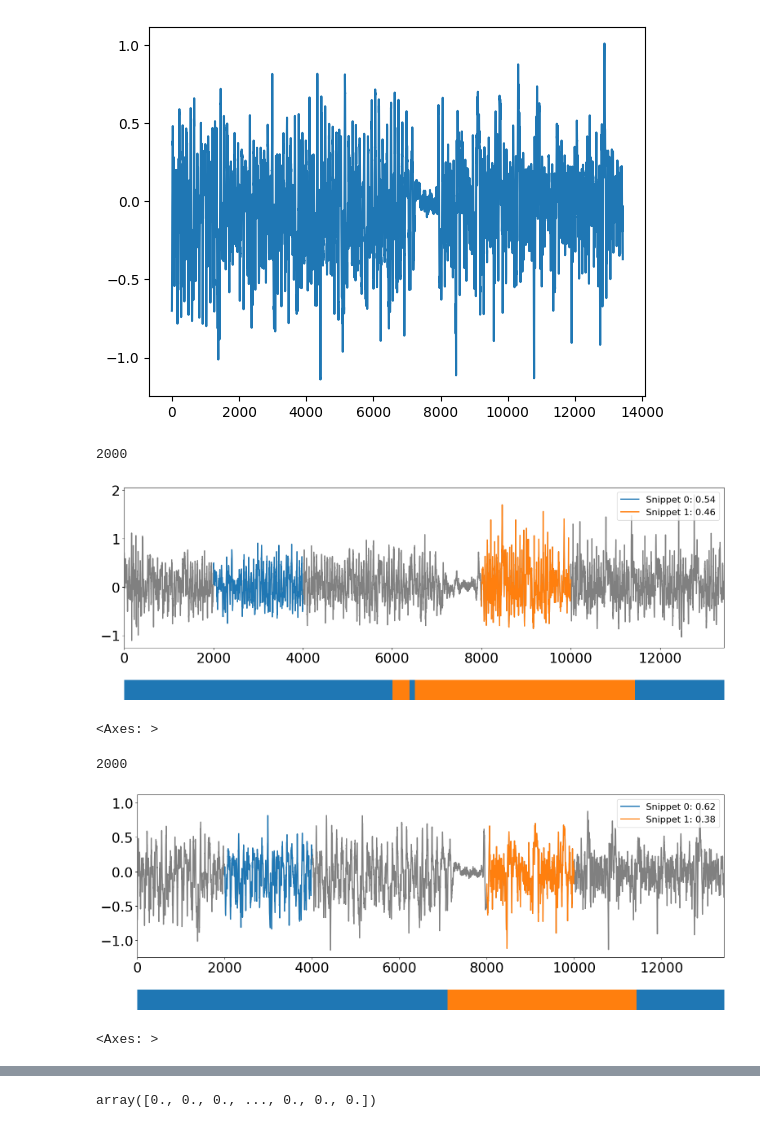
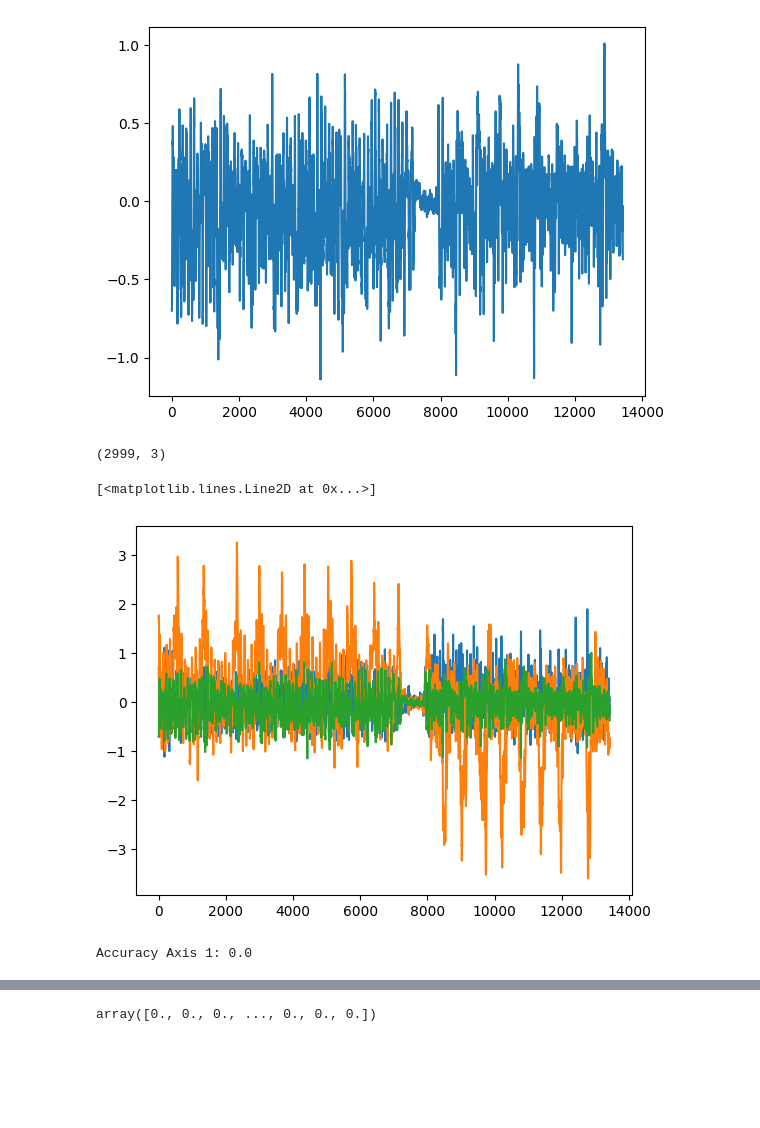
Before and after one commit to sirmi1/2023-Sysoeva-TimeSeriesCourse, a Jupyter notebook: practice/05 Snippets/05 Snippets.ipynb, the cells around one changed output, grey strips where cells are left out. Saved outputs shown, nothing was run; the diff lists cells and outputs as text; code cells hidden in the pictures; blank space fills up the shorter version.

```diff
--- a/practice/05 Snippets/05 Snippets.ipynb
+++ b/practice/05 Snippets/05 Snippets.ipynb
@@ -185,5 +182,6 @@ df
 #end_time = 870
 start_time = 1790
 end_time = 1930
-ts2 = df.loc[start_time < df.iloc[:, 0]].loc[df.iloc[:, 0] < end_time].iloc[:, 10].to_numpy()#x
+ts1 = df.loc[start_time < df.iloc[:, 0]].loc[df.iloc[:, 0] < end_time].iloc[:, 10].to_numpy()#x
+ts2 = df.loc[start_time < df.iloc[:, 0]].loc[df.iloc[:, 0] < end_time].iloc[:, 11].to_numpy()#x
 ts3 = df.loc[start_time < df.iloc[:, 0]].loc[df.iloc[:, 0] < end_time].iloc[:, 12].to_numpy()#z
@@ -197,4 +200,12 @@ plt.plot(ts3)
 # %% [output]
 [<matplotlib.lines.Line2D at 0x...>]
 [figure]
+# %%
+start_time = 850
+end_time = 880
+
+ts = df.loc[start_time < df.iloc[:, 0]].loc[df.iloc[:, 0] < end_time].iloc[:, 10:13].to_numpy()
+ts.shape
+# %% [output]
+(2999, 3)
 # %%
@@ -201,14 +213,9 @@ plt.plot(ts3)
 snp2 = snippets(ts2, 2000, 2, s=1000)
 snp3 = snippets(ts3, 2000, 2, s=1000)
-# %%
-plot_snippets(ts2, snp2)
-# %% [output]
-2000
-[figure, removed]
-<Axes: >
-# %%
-plot_snippets(ts3, snp3)
-# %% [output]
-2000
-[figure, removed]
-<Axes: >
+# %%
+plt.plot(ts1)
+plt.plot(ts2)
+plt.plot(ts3)
+# %% [output]
+[<matplotlib.lines.Line2D at 0x...>]
+[figure, added]
@@ -214,0 +248,19 @@ plot_snippets(ts3, snp3)
+# %%
+from sklearn.metrics import accuracy_score
+
+# сравнению с фактическими метками для каждой оси
+start_time = 850
+end_time = 880
+labels_axis1 = df.loc[start_time < df.iloc[:, 0]].loc[df.iloc[:, 0] < end_time].iloc[:, 1].to_numpy()
+labels_axis1 = np.where(labels_axis1 == 12, 0, labels_axis1)
+labels_axis1 = np.where(labels_axis1 == 13, 1, labels_axis1)
+
+
+# Точность для оси 1,2,3
+accuracy_axis1 = accuracy_score(labels_axis1, labels_pred[:, 0])
+
+
+# Вывод результатов для каждой оси
+print(f'Accuracy Axis 1: {accuracy_axis1}')
+# %% [output]
+Accuracy Axis 1: 0.0
```
Also changed, not shown: parts of 15 cells of this notebook, 5 other files.
